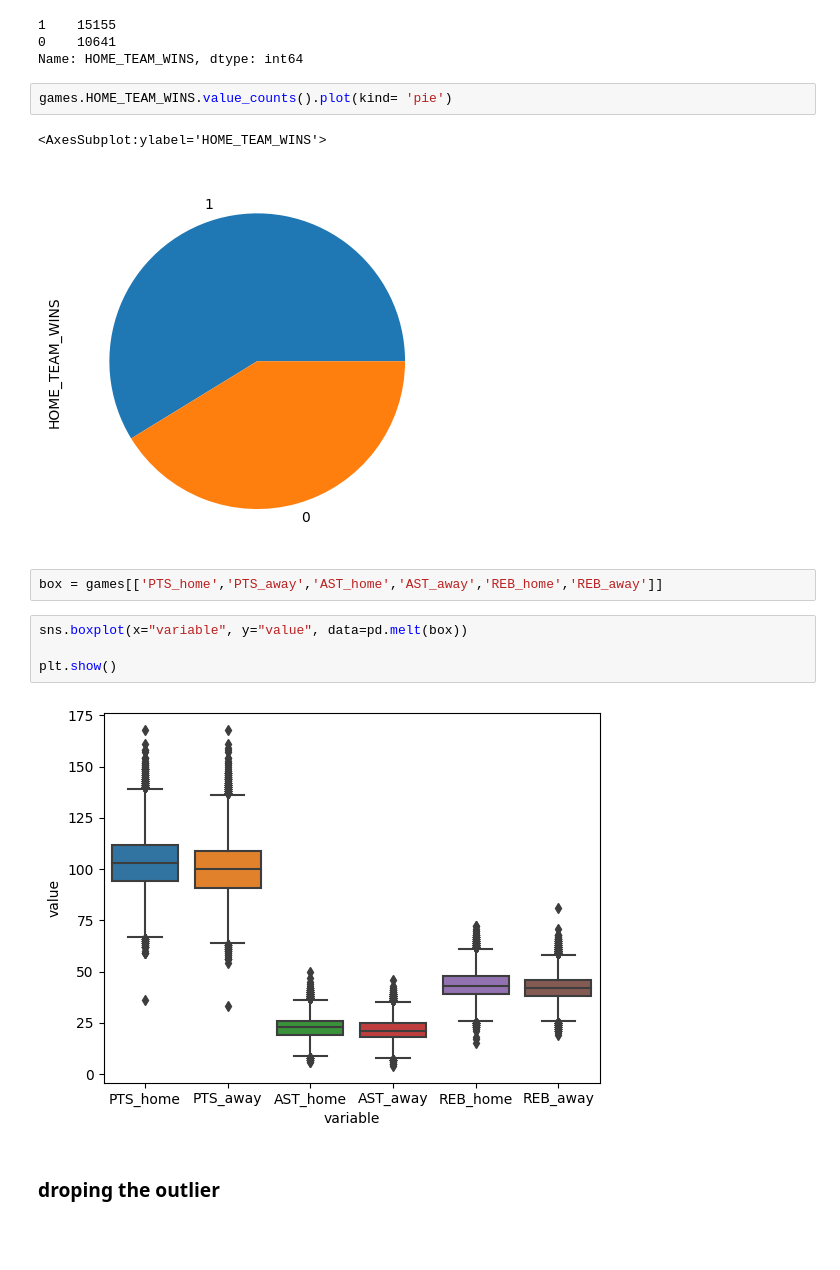
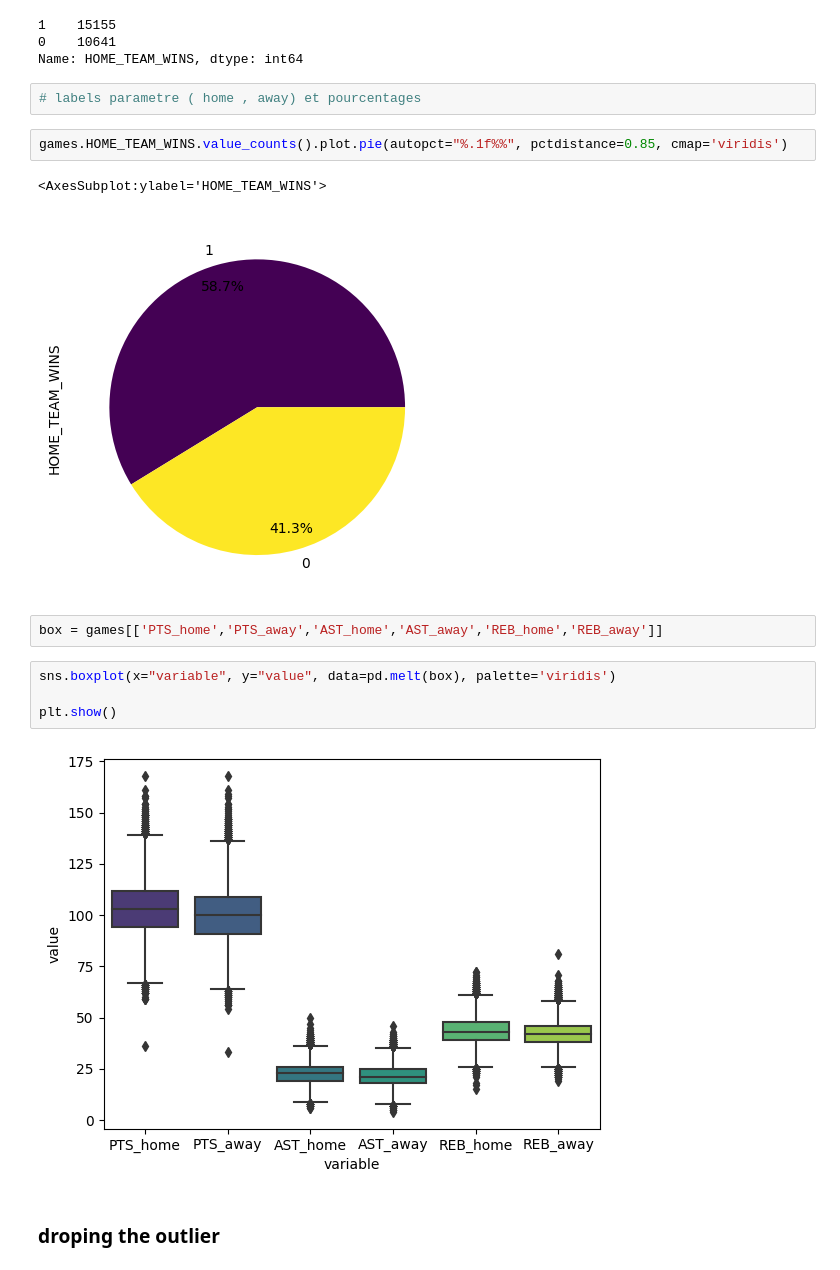
Before and after one commit to bktraore/ironhack-Final-Project, a Jupyter notebook: final_project/games_py.ipynb, the cells around one changed output. Cells and saved outputs as stored; diff of their text form; blank space fills up the shorter version.

```diff
--- a/final_project/games_py.ipynb
+++ b/final_project/games_py.ipynb
@@ -139,19 +105,21 @@ games.HOME_TEAM_WINS.value_counts()
 1    15155
 0    10641
 Name: HOME_TEAM_WINS, dtype: int64
+# %%
+# labels parametre ( home , away) et pourcentages
 # %%
-games.HOME_TEAM_WINS.value_counts().plot(kind= 'pie')
+games.HOME_TEAM_WINS.value_counts().plot.pie(autopct="%.1f%%", pctdistance=0.85, cmap='viridis')
 # %% [output]
 <AxesSubplot:ylabel='HOME_TEAM_WINS'>
-[figure, old version]
+[figure, new version]
 # %%
 box = games[['PTS_home','PTS_away','AST_home','AST_away','REB_home','REB_away']]
 # %%
-sns.boxplot(x="variable", y="value", data=pd.melt(box))
+sns.boxplot(x="variable", y="value", data=pd.melt(box), palette='viridis')
 
 plt.show()
 # %% [output]
-[figure, old version]
+[figure, new version]
 # %% [markdown]
 ### droping the outlier
 # %%
```
Also changed, not shown: parts of 13 cells of this notebook, 4 other files.
